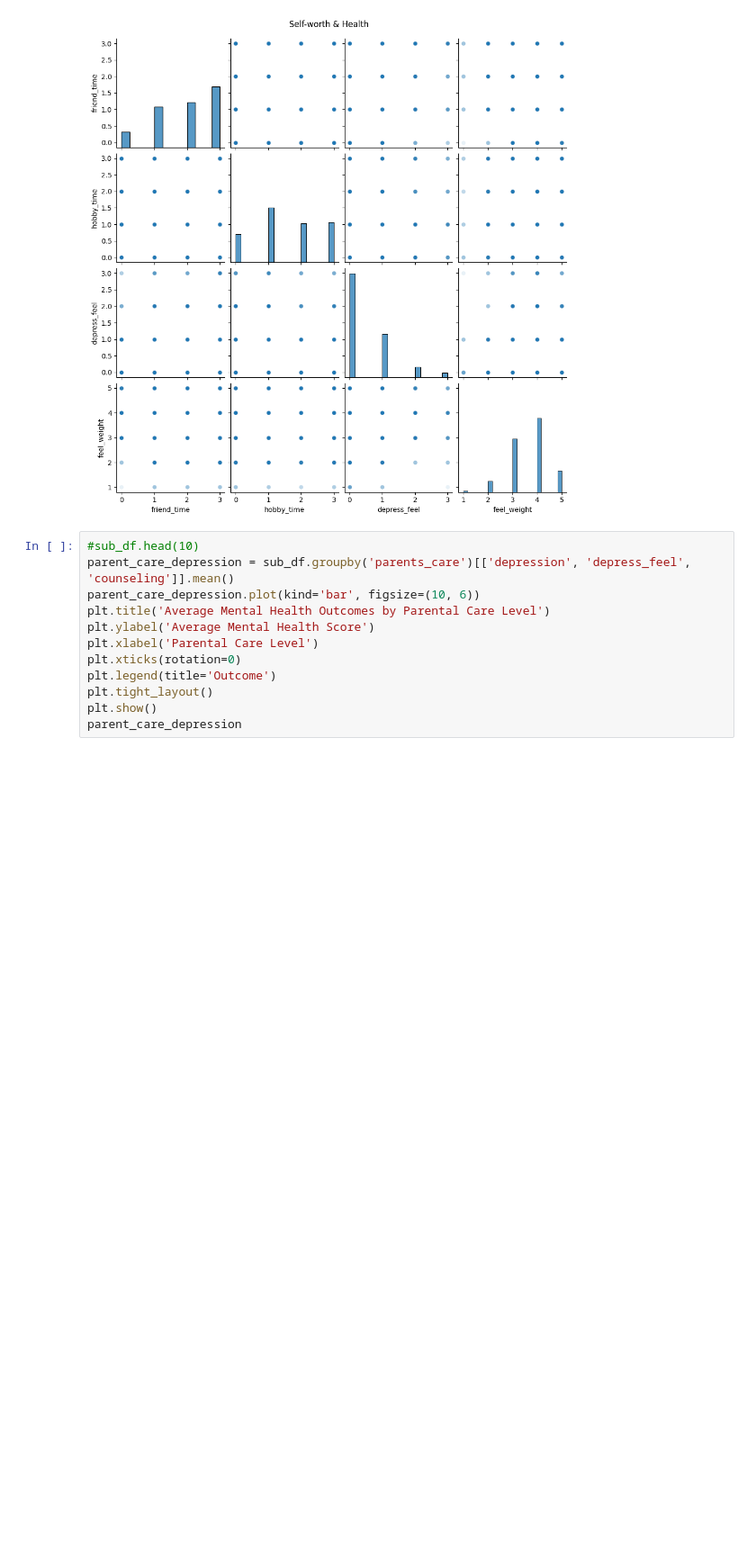
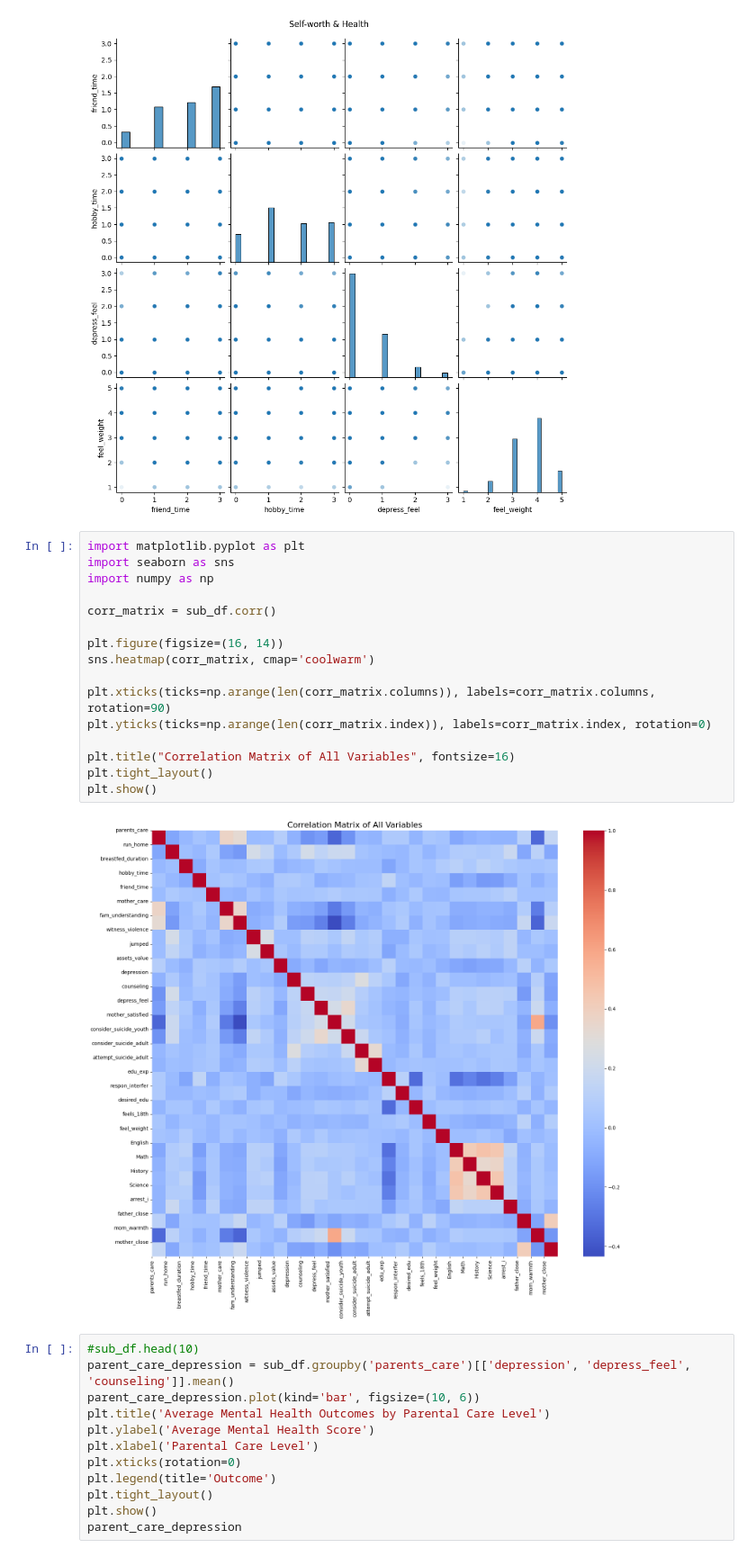
Before and after one commit to alyssaqle/COGS-108---Longitudinal-Mental-Health-Analysis, a Jupyter notebook: DataCheckpoint_Group055_SP25.ipynb, the cells around one changed output. Shown at 90% size. Cells and saved outputs as stored; diff of their text form; blank space fills up the shorter version.

Commit message:
added heatmap

```diff
--- a/DataCheckpoint_Group055_SP25.ipynb
+++ b/DataCheckpoint_Group055_SP25.ipynb
@@ -284,6 +284,24 @@ Text(0.5, 1.02, 'Self-worth & Health')
 [figure]
 [figure]
 [figure]
+# %%
+import matplotlib.pyplot as plt
+import seaborn as sns
+import numpy as np
+
+corr_matrix = sub_df.corr()
+
+plt.figure(figsize=(16, 14))
+sns.heatmap(corr_matrix, cmap='coolwarm')
+
+plt.xticks(ticks=np.arange(len(corr_matrix.columns)), labels=corr_matrix.columns, rotation=90)
+plt.yticks(ticks=np.arange(len(corr_matrix.index)), labels=corr_matrix.index, rotation=0)
+
+plt.title("Correlation Matrix of All Variables", fontsize=16)
+plt.tight_layout()
+plt.show()
+# %% [output]
+[figure, added]
 # %%
 #sub_df.head(10)
 parent_care_depression = sub_df.groupby('parents_care')[['depression', 'depress_feel', 'counseling']].mean()
```
